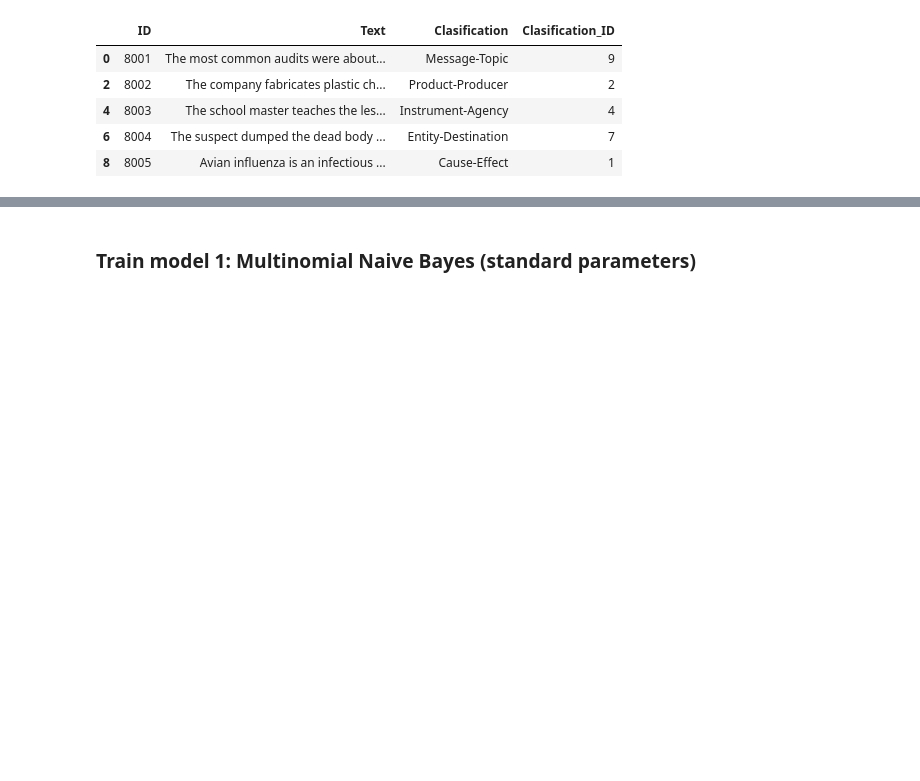
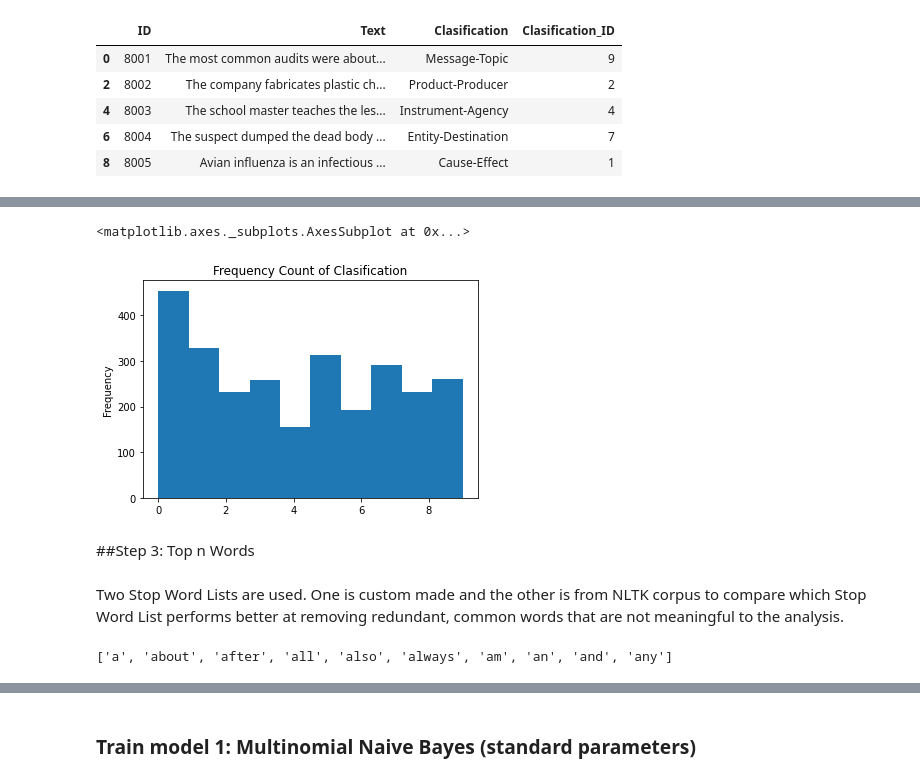
Before and after one commit to squaluz/Group-9C-Capstone, a Jupyter notebook: Sem-Eval 2010 Task8.ipynb, the cells around one changed output, grey strips where cells are left out. Drawn from its saved outputs; the diff is of its cells as text; code cells hidden in the pictures; blank space fills up the shorter version.

```diff
--- a/Sem-Eval 2010 Task8.ipynb
+++ b/Sem-Eval 2010 Task8.ipynb
@@ -156,0 +171,15 @@ Output rows: 2717
+# %%
+df_test.Clasification_ID.plot.hist(bins=10, title='Frequency Count of Clasification')
+# %% [output]
+<matplotlib.axes._subplots.AxesSubplot at 0x...>
+[figure, added]
+# %% [markdown]
+##Step 3: Top n Words
+# %% [markdown]
+Two Stop Word Lists are used. One is custom made and the other is from NLTK corpus to compare which Stop Word List performs better at removing redundant, common words that are not meaningful to the analysis.
+# %%
+# Create own stop word list
+mystopwd_list = ["a", "about", "after", "all", "also", "always", "am", "an", "and", "any", "are", "at", "be", "been", "being", "but", "by", "came", "can", "cant", "come", "could", "did", "didn't", "do", "does", "doesn't", "doing", "don't", "else", "for", "from", "get", "give", "goes", "going", "had", "happen", "has", "have", "having", "how", "i", "if", "ill", "i'm", "in", "into", "is", "isn't", "it", "its", "i've", "just", "keep", "let", "like", "made", "make", "many", "may", "me", "mean", "more", "most", "much", "no", "not", "now", "of", "only", "or", "our", "really", "say", "see", "some", "something", "take", "tell", "than", "that", "the", "their", "them", "then", "they", "thing", "this", "to", "try", "up", "us", "use", "used", "uses", "very", "want", "was", "way", "we", "what", "when", "where", "which", "who", "why", "will", "with", "without", "wont", "you", "your", "youre"]
+mystopwd_list[:10]
+# %% [output]
+['a', 'about', 'after', 'all', 'also', 'always', 'am', 'an', 'and', 'any']
```
Also changed, not shown: parts of 18 cells of this notebook.
